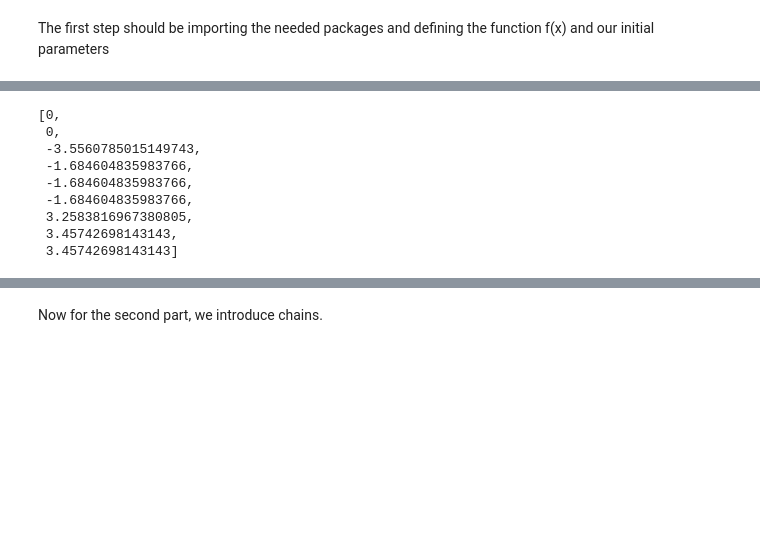
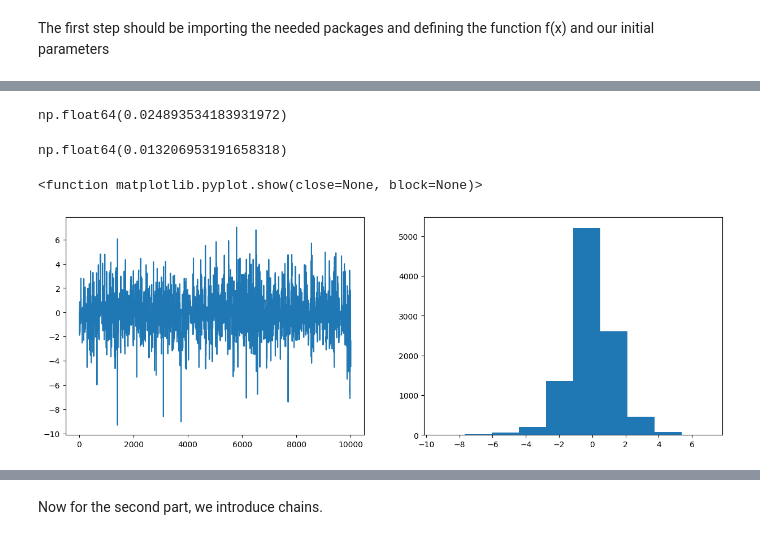
Before and after one commit to Shabani005/random_walk_metro, a Jupyter notebook: random_metropolis.ipynb, the cells around one changed output, grey strips where cells are left out. Drawn from its saved outputs; the diff is of its cells as text; code cells hidden in the pictures; blank space fills up the shorter version.

Commit message:
added hist and ..

```diff
--- a/random_metropolis.ipynb
+++ b/random_metropolis.ipynb
@@ -32,6 +14,10 @@ import matplotlib
 
 def func(inp):
     return 0.5*np.exp(-np.abs(inp))
+
+func(3)
+# %% [output]
+np.float64(0.024893534183931972)
 # %%
 def metropolis_hasting(x_0, N=10000, s=5):
     x_values = [x_0]
@@ -41,7 +27,7 @@ def metropolis_hasting(x_0, N=10000, s=5):
         r = func(x_star)/func(xi_minus1)
         u = random.uniform(0,1)
 
-        if u < r:
+        if np.log(u) < np.log(r):
             x_values.append(x_star)
         else:
             x_values.append(xi_minus1)
@@ -49,14 +35,21 @@ def metropolis_hasting(x_0, N=10000, s=5):
     return x_values
 # %%
 x_values = metropolis_hasting(x_0=0)
-x_values[1:10]
+x_values[1:1000]
+np.mean(x_values)
 # %% [output]
-[0,
- 0,
- -3.5560785015149743,
- -1.684604835983766,
- -1.684604835983766,
- -1.684604835983766,
- 3.2583816967380805,
- 3.45742698143143,
- 3.45742698143143]
+np.float64(0.013206953191658318)
+# %%
+import matplotlib.pyplot as plt
+plt.figure(figsize=(15, 5))
+
+plt.subplot(1, 2, 1)
+plt.plot(x_values)
+
+plt.subplot(1, 2, 2)
+plt.hist(x_values)
+
+plt.show
+# %% [output]
+<function matplotlib.pyplot.show(close=None, block=None)>
+[figure, added]
```
Also changed, not shown: parts of 8 cells of this notebook.
